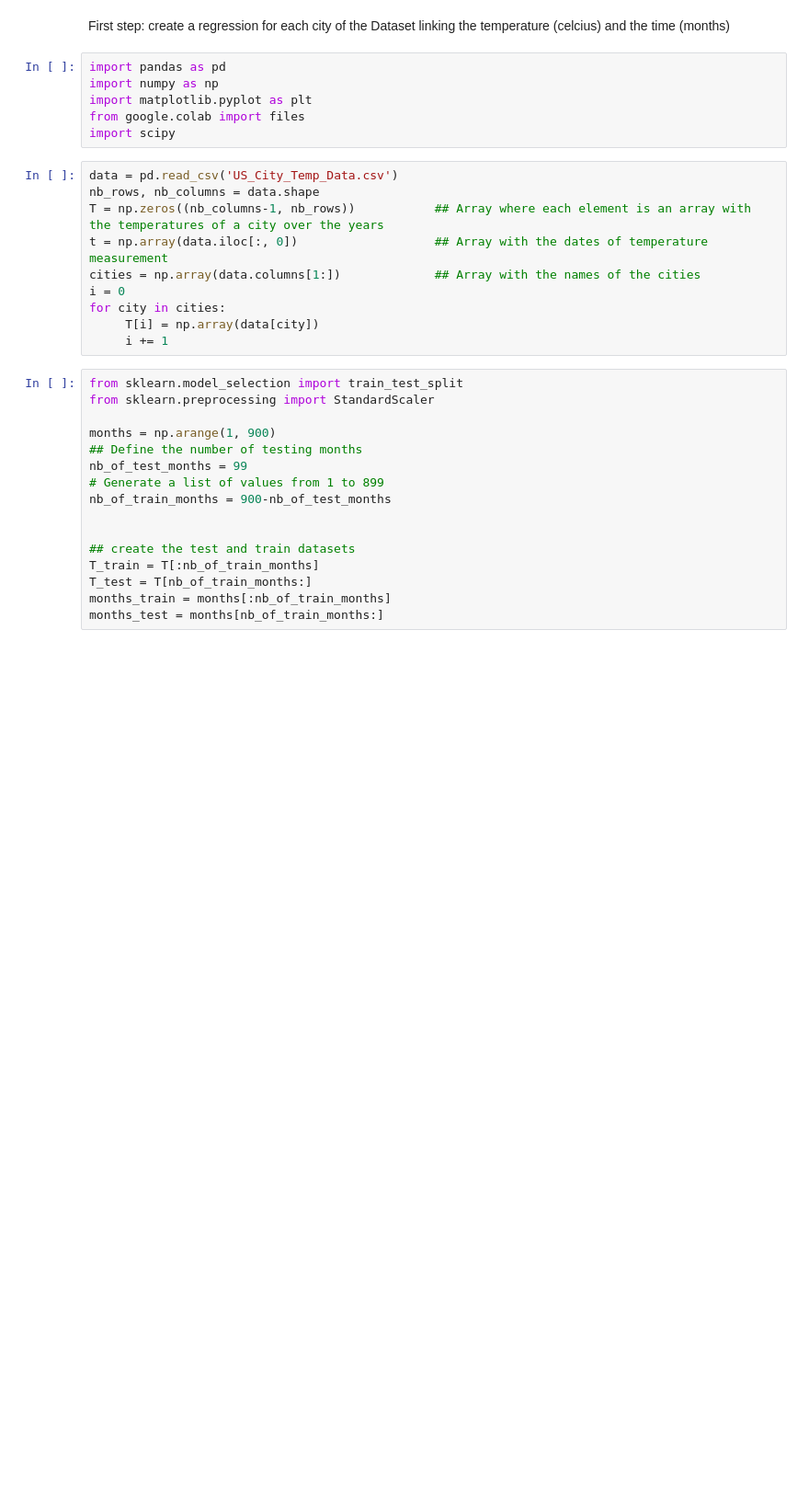
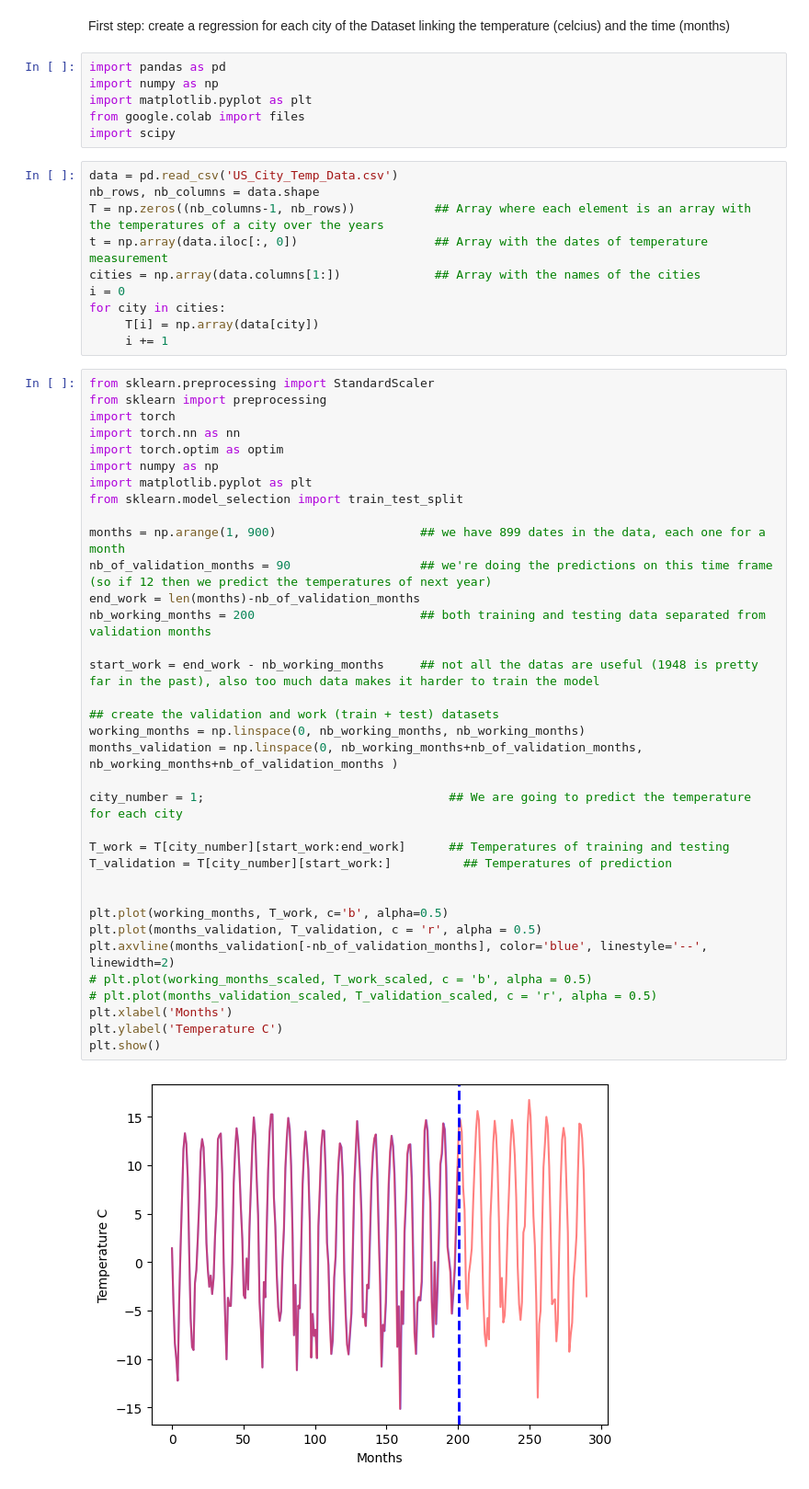
Before and after one commit to JoelMatin/project_traffic_surveillance, a Jupyter notebook: weater_forecast.ipynb, the cells around one changed output. Shown at 92% size. Drawn from its saved outputs; the diff is of its cells as text; blank space fills up the shorter version.

Commit message:
prediction forecast

```diff
--- a/weater_forecast.ipynb
+++ b/weater_forecast.ipynb
@@ -17,19 +17,40 @@ i = 0
 for city in cities:
      T[i] = np.array(data[city])
      i += 1
-# %%
-from sklearn.model_selection import train_test_split
-from sklearn.preprocessing import StandardScaler
-
-months = np.arange(1, 900)
-## Define the number of testing months
-nb_of_test_months = 99
-# Generate a list of values from 1 to 899
-nb_of_train_months = 900-nb_of_test_months
-
-
-## create the test and train datasets
-T_train = T[:nb_of_train_months]
-T_test = T[nb_of_train_months:]
-months_train = months[:nb_of_train_months]
-months_test = months[nb_of_train_months:]
+# %%
+from sklearn.preprocessing import StandardScaler
+from sklearn import preprocessing
+import torch
+import torch.nn as nn
+import torch.optim as optim
+import numpy as np
+import matplotlib.pyplot as plt
+from sklearn.model_selection import train_test_split
+
+months = np.arange(1, 900)                    ## we have 899 dates in the data, each one for a month
+nb_of_validation_months = 90                  ## we're doing the predictions on this time frame (so if 12 then we predict the temperatures of next year)
+end_work = len(months)-nb_of_validation_months
+nb_working_months = 200                       ## both training and testing data separated from validation months
+
+start_work = end_work - nb_working_months     ## not all the datas are useful (1948 is pretty far in the past), also too much data makes it harder to train the model
+
+## create the validation and work (train + test) datasets
+working_months = np.linspace(0, nb_working_months, nb_working_months)
+months_validation = np.linspace(0, nb_working_months+nb_of_validation_months, nb_working_months+nb_of_validation_months )
+
+city_number = 1;                                  ## We are going to predict the temperature for each city
+
+T_work = T[city_number][start_work:end_work]      ## Temperatures of training and testing
+T_validation = T[city_number][start_work:]          ## Temperatures of prediction
+
+
+plt.plot(working_months, T_work, c='b', alpha=0.5)
+plt.plot(months_validation, T_validation, c = 'r', alpha = 0.5)
+plt.axvline(months_validation[-nb_of_validation_months], color='blue', linestyle='--', linewidth=2)
+# plt.plot(working_months_scaled, T_work_scaled, c = 'b', alpha = 0.5)
+# plt.plot(months_validation_scaled, T_validation_scaled, c = 'r', alpha = 0.5)
+plt.xlabel('Months')
+plt.ylabel('Temperature C')
+plt.show()
+# %% [output]
+[figure, added]
```
Also changed, not shown: parts of 8 cells of this notebook.
